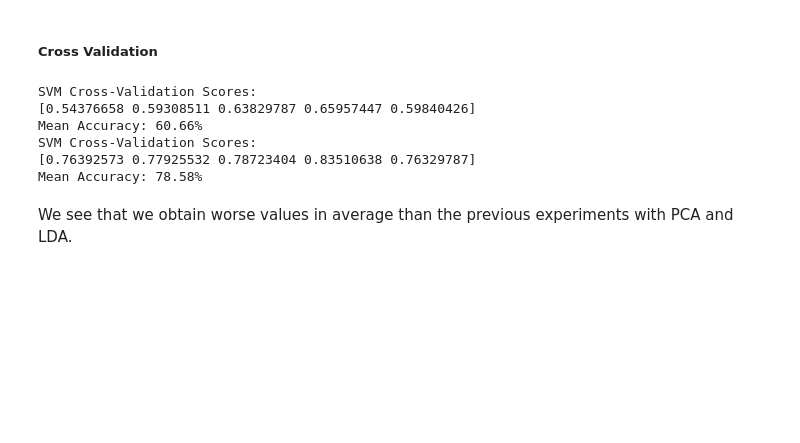
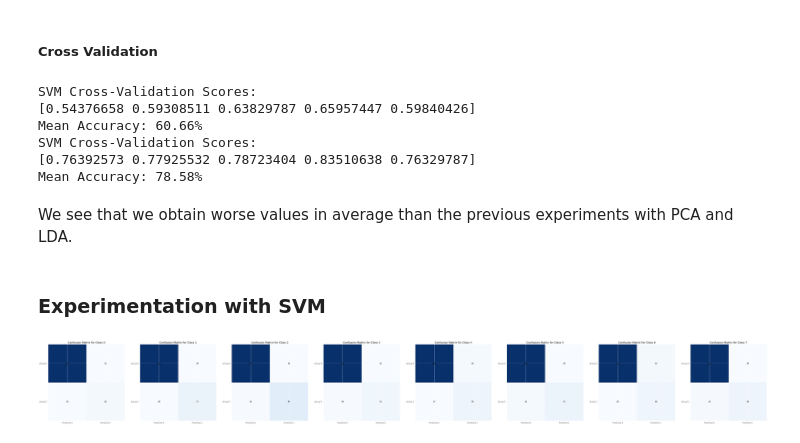
Before and after one commit to MCV-C3/project23-24-01, a Jupyter notebook: Task1/BagofVisualWords.ipynb, the cells around one changed output. Drawn from its saved outputs; the diff is of its cells as text; code cells hidden in the pictures; blank space fills up the shorter version.

Commit message:
Add utils

```diff
--- a/Task1/BagofVisualWords.ipynb
+++ b/Task1/BagofVisualWords.ipynb
@@ -848,3 +857,9 @@ SVM Cross-Validation Scores:
 Mean Accuracy: 78.58%
 # %% [markdown]
 We see that we obtain worse values in average than the previous experiments with PCA and LDA.
+# %% [markdown]
+### Experimentation with SVM
+# %%
+utils.display_multilabel_confusion_matrix(visual_words_test, test_labels, svm)
+# %% [output]
+[figure, added]
```
Also changed, not shown: parts of 5 cells of this notebook, 1 other file.
